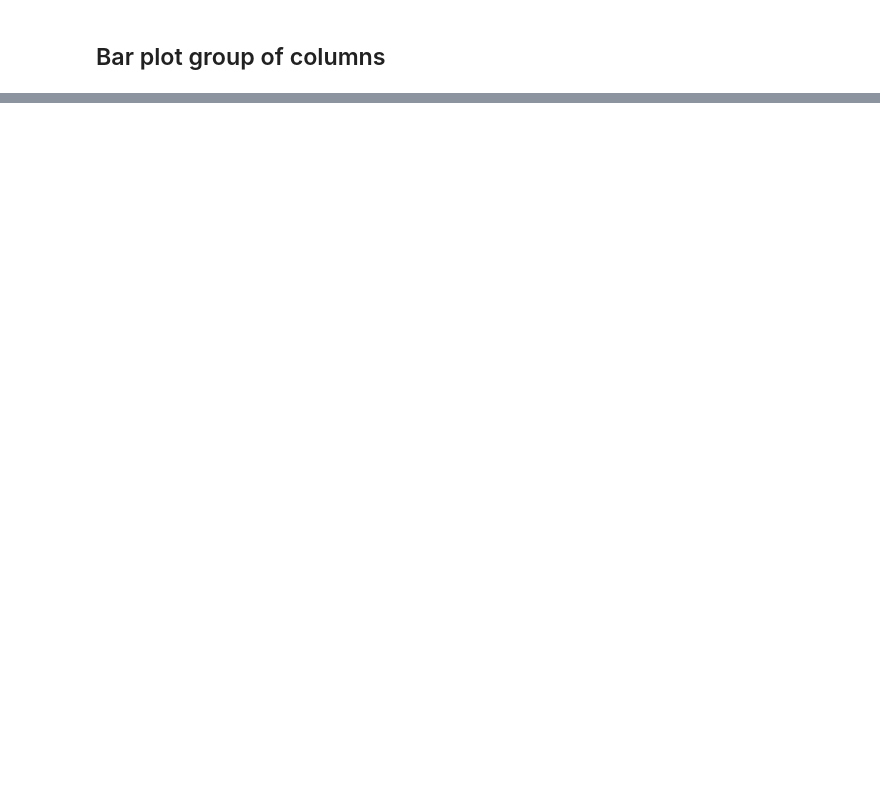
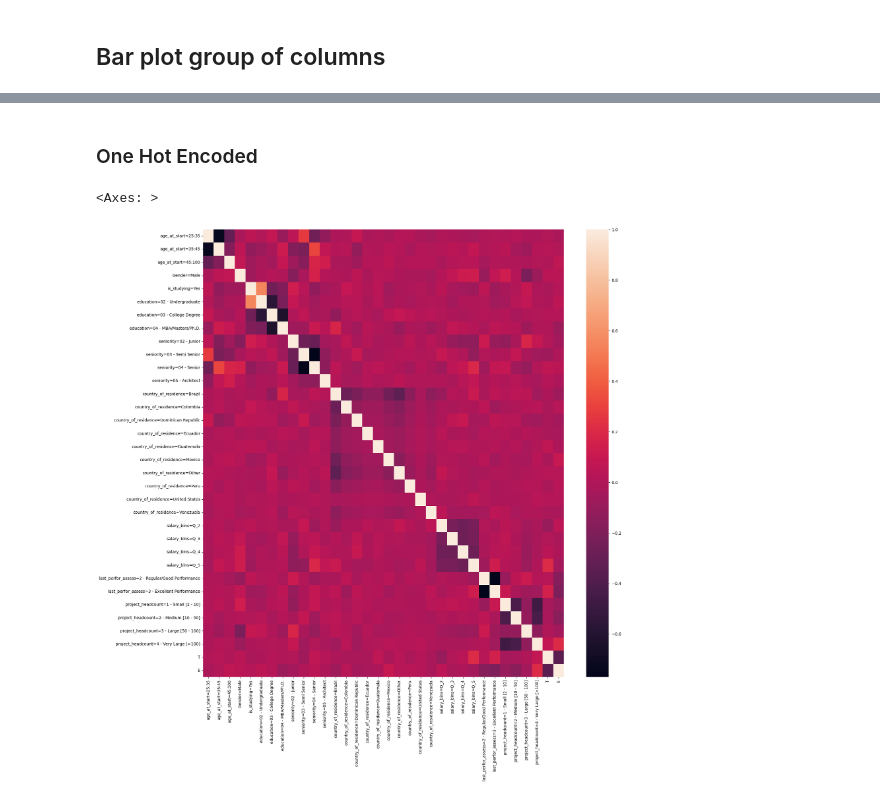
Before and after one commit to hugoabreu1002/MLChallenge, a Jupyter notebook: notebooks/exploring.ipynb, the cells around one changed output, grey strips where cells are left out. Cells and saved outputs as stored; diff of their text form; code cells hidden in the pictures; blank space fills up the shorter version.

```diff
--- a/notebooks/exploring.ipynb
+++ b/notebooks/exploring.ipynb
@@ -60,0 +256,8 @@ for i, group in enumerate(groups):
+# %% [markdown]
+### One Hot Encoded
+# %%
+plt.figure(figsize=(20, 20))
+sns.heatmap(df.corr(method="pearson"))
+# %% [output]
+<Axes: >
+[figure, added]
```
Also changed, not shown: parts of 22 cells of this notebook.
